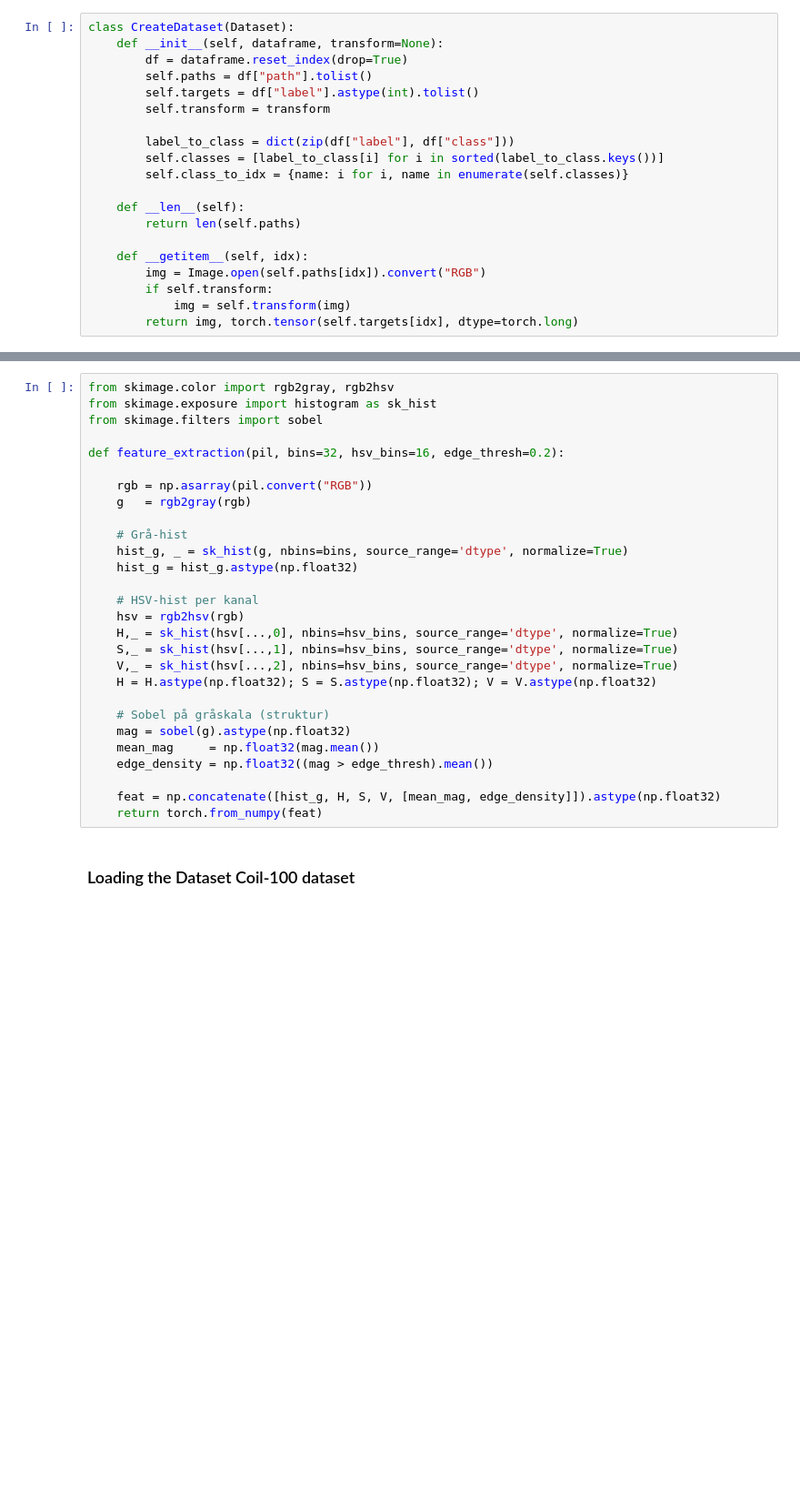
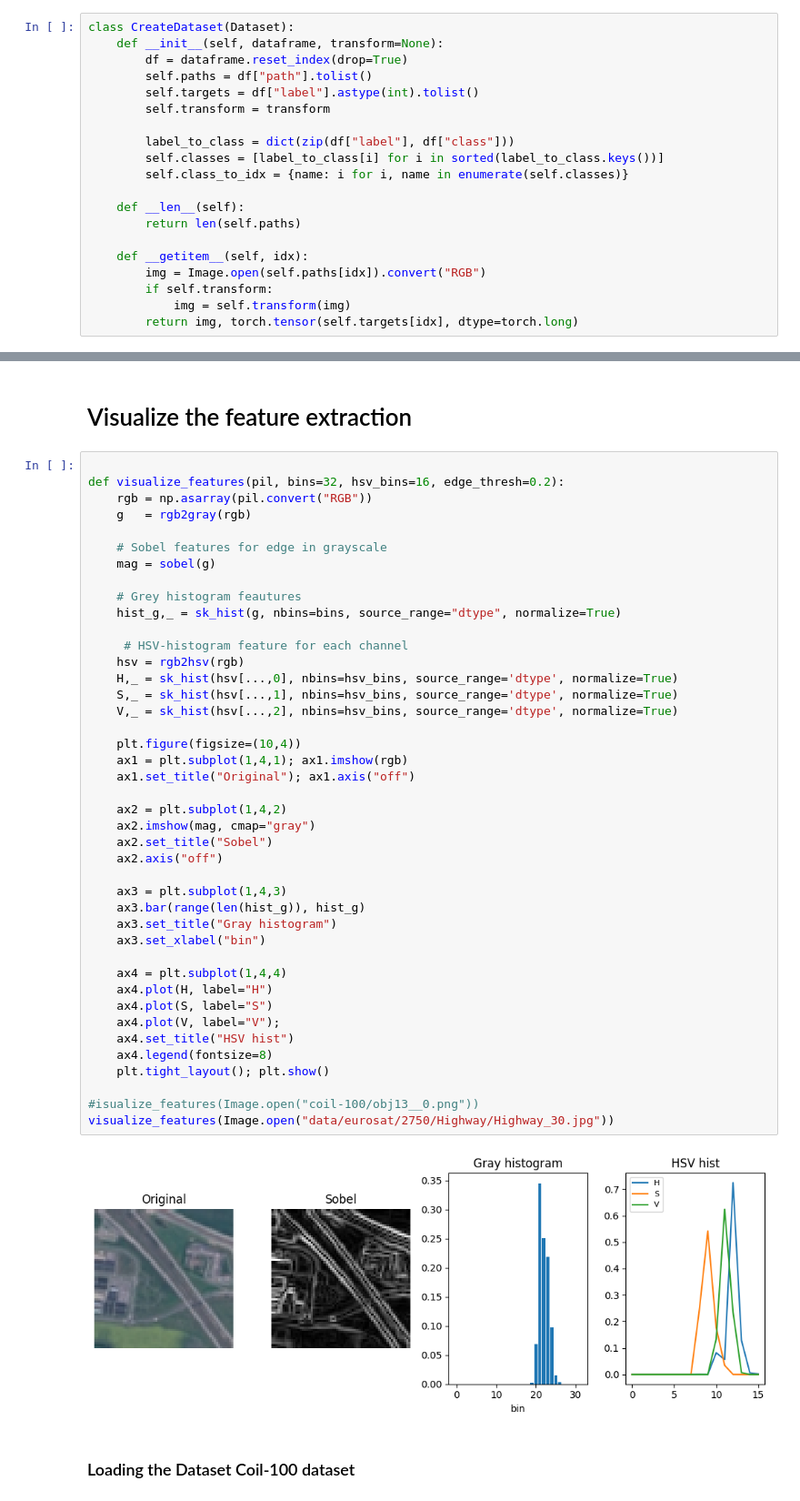
Before and after one commit to FarsanBaloo/DVA476, a Jupyter notebook: Tempate_Pytorch_ANN.ipynb, the cells around one changed output, grey strips where cells are left out. Shown at 91% size. Saved outputs shown, nothing was run; the diff lists cells and outputs as text; blank space fills up the shorter version.

```diff
--- a/Tempate_Pytorch_ANN.ipynb
+++ b/Tempate_Pytorch_ANN.ipynb
@@ -72,31 +85,49 @@ def feature_extraction1(pil, bins=32, edge_thresh=0.2):
-# %%
-from skimage.color import rgb2gray, rgb2hsv
-from skimage.exposure import histogram as sk_hist
-from skimage.filters import sobel
-
-def feature_extraction(pil, bins=32, hsv_bins=16, edge_thresh=0.2):
-
-    rgb = np.asarray(pil.convert("RGB"))
-    g   = rgb2gray(rgb)
-
-    # Grå-hist
-    hist_g, _ = sk_hist(g, nbins=bins, source_range='dtype', normalize=True)
-    hist_g = hist_g.astype(np.float32)
-
-    # HSV-hist per kanal
-    hsv = rgb2hsv(rgb)
-    H,_ = sk_hist(hsv[...,0], nbins=hsv_bins, source_range='dtype', normalize=True)
-    S,_ = sk_hist(hsv[...,1], nbins=hsv_bins, source_range='dtype', normalize=True)
-    V,_ = sk_hist(hsv[...,2], nbins=hsv_bins, source_range='dtype', normalize=True)
-    H = H.astype(np.float32); S = S.astype(np.float32); V = V.astype(np.float32)
-
-    # Sobel på gråskala (struktur)
-    mag = sobel(g).astype(np.float32)
-    mean_mag     = np.float32(mag.mean())
-    edge_density = np.float32((mag > edge_thresh).mean())
-
-    feat = np.concatenate([hist_g, H, S, V, [mean_mag, edge_density]]).astype(np.float32)
-    return torch.from_numpy(feat)
+# %% [markdown]
+# Visualize the feature extraction
+# %%
+
+def visualize_features(pil, bins=32, hsv_bins=16, edge_thresh=0.2):
+    rgb = np.asarray(pil.convert("RGB"))
+    g   = rgb2gray(rgb)
+
+    # Sobel features for edge in grayscale
+    mag = sobel(g)
+
+    # Grey histogram feautures
+    hist_g,_ = sk_hist(g, nbins=bins, source_range="dtype", normalize=True)
+
+     # HSV-histogram feature for each channel
+    hsv = rgb2hsv(rgb)
+    H,_ = sk_hist(hsv[...,0], nbins=hsv_bins, source_range='dtype', normalize=True)
+    S,_ = sk_hist(hsv[...,1], nbins=hsv_bins, source_range='dtype', normalize=True)
+    V,_ = sk_hist(hsv[...,2], nbins=hsv_bins, source_range='dtype', normalize=True)
+
+    plt.figure(figsize=(10,4))
+    ax1 = plt.subplot(1,4,1); ax1.imshow(rgb)
+    ax1.set_title("Original"); ax1.axis("off")
+
+    ax2 = plt.subplot(1,4,2)
+    ax2.imshow(mag, cmap="gray")
+    ax2.set_title("Sobel")
+    ax2.axis("off")
+
+    ax3 = plt.subplot(1,4,3)
+    ax3.bar(range(len(hist_g)), hist_g)
+    ax3.set_title("Gray histogram")
+    ax3.set_xlabel("bin")
+
+    ax4 = plt.subplot(1,4,4)
+    ax4.plot(H, label="H")
+    ax4.plot(S, label="S")
+    ax4.plot(V, label="V");
+    ax4.set_title("HSV hist")
+    ax4.legend(fontsize=8)
+    plt.tight_layout(); plt.show()
+
+#isualize_features(Image.open("coil-100/obj13__0.png"))
+visualize_features(Image.open("data/eurosat/2750/Highway/Highway_30.jpg"))
+# %% [output]
+[figure, added]
 # %% [markdown]
 ### Loading the Dataset Coil-100 dataset
 # %%
```
Also changed, not shown: parts of 7 cells of this notebook.
